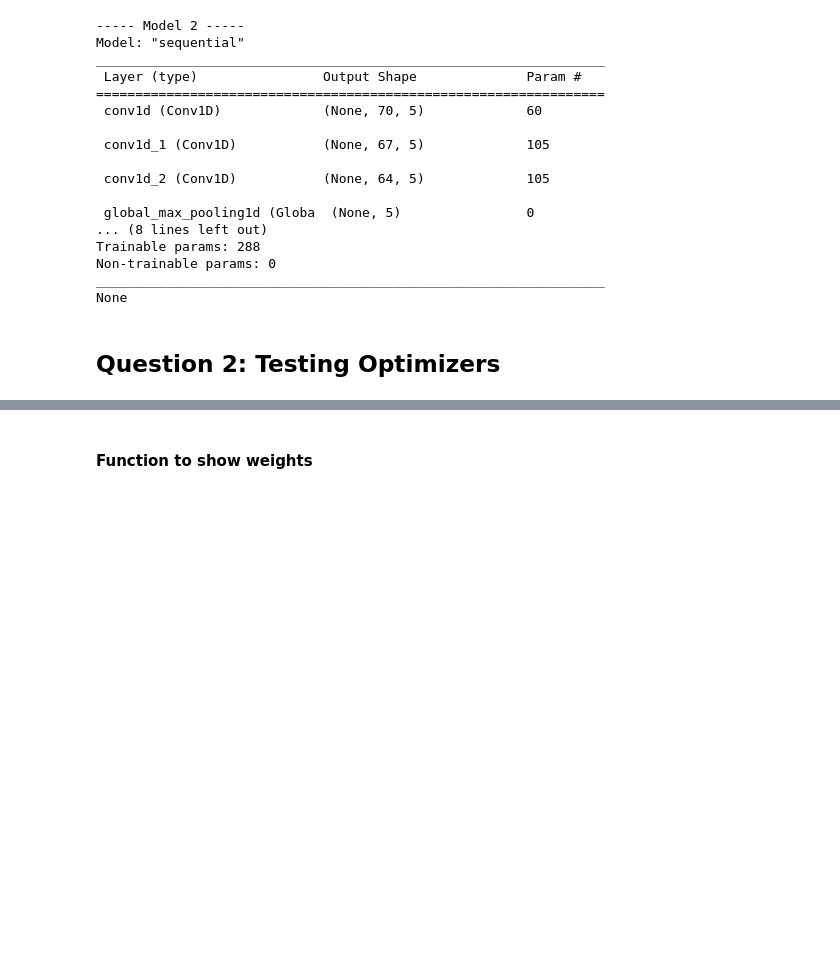
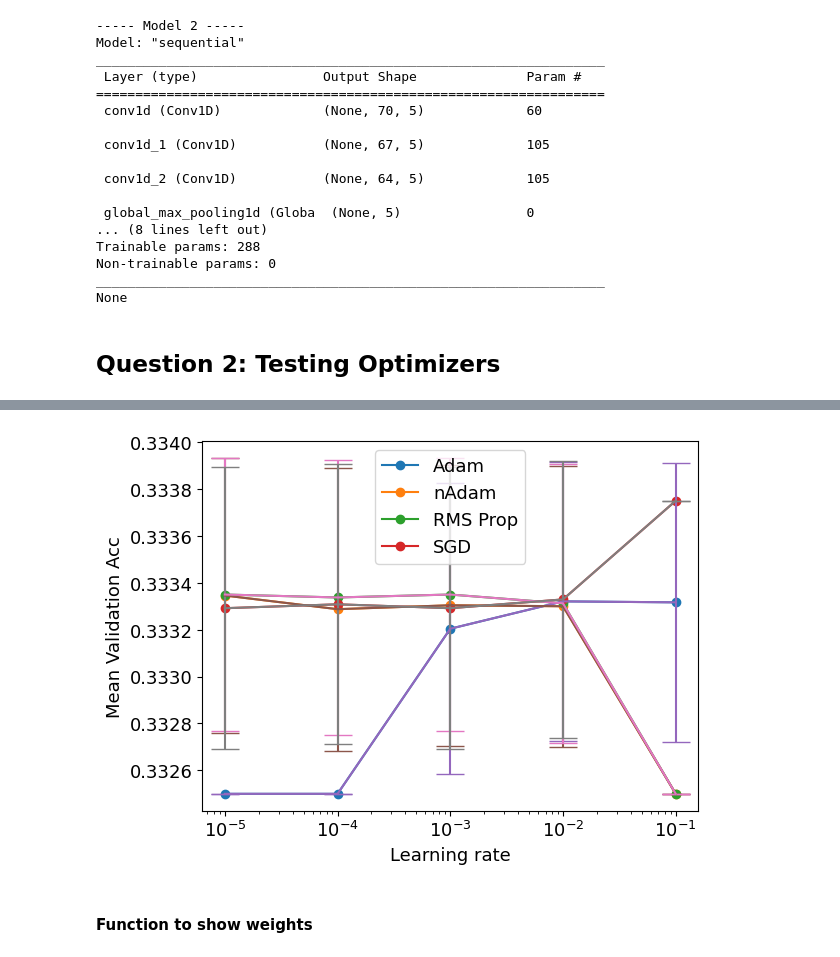
Before and after one commit to pietromalagoli/LCPB, a Jupyter notebook: Assignments/group2404_exercise1.ipynb, the cells around one changed output, grey strips where cells are left out. Cells and saved outputs as stored; diff of their text form; code cells hidden in the pictures; blank space fills up the shorter version.

Commit message:
Inserting plot

```diff
--- a/Assignments/group2404_exercise1.ipynb
+++ b/Assignments/group2404_exercise1.ipynb
@@ -272,3 +298,20 @@ Detected at node 'Adam/Adam/update_7/ResourceApplyAdam' defined at (most recent
+# %%
+plt.plot(lr,mean_accuracies_adam,'o-',label='Adam')
+plt.plot(lr,mean_accuracies_nadam,'o-',label='nAdam')
+plt.plot(lr,mean_accuracies_rmsp,'o-',label='RMS Prop')
+plt.plot(lr,mean_accuracies_sgd,'o-',label='SGD')
+plt.errorbar(lr,mean_accuracies_adam,yerr=std_accuracies_adam,capsize=10)
+plt.errorbar(lr,mean_accuracies_nadam,yerr=std_accuracies_nadam,capsize=10)
+plt.errorbar(lr,mean_accuracies_rmsp,yerr=std_accuracies_rmsp,capsize=10)
+plt.errorbar(lr,mean_accuracies_sgd,yerr=std_accuracies_sgd,capsize=10)
+plt.legend()
+#plt.grid()
+plt.xscale('log')
+plt.xlabel('Learning rate')
+plt.ylabel('Mean Validation Acc')
+plt.show()
+# %% [output]
+[figure, added]
 # %% [markdown]
 #### Function to show weights
 # %%
```
Also changed, not shown: parts of 1 cell of this notebook.
